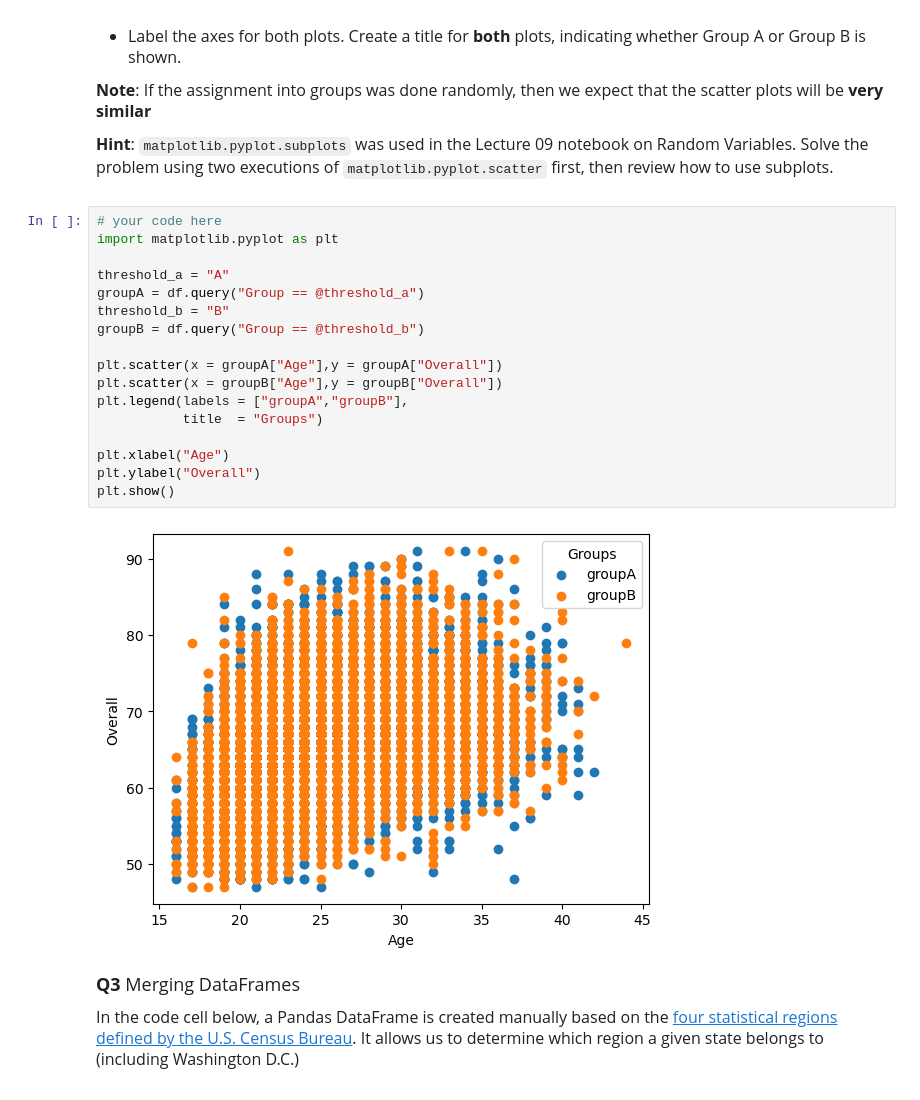
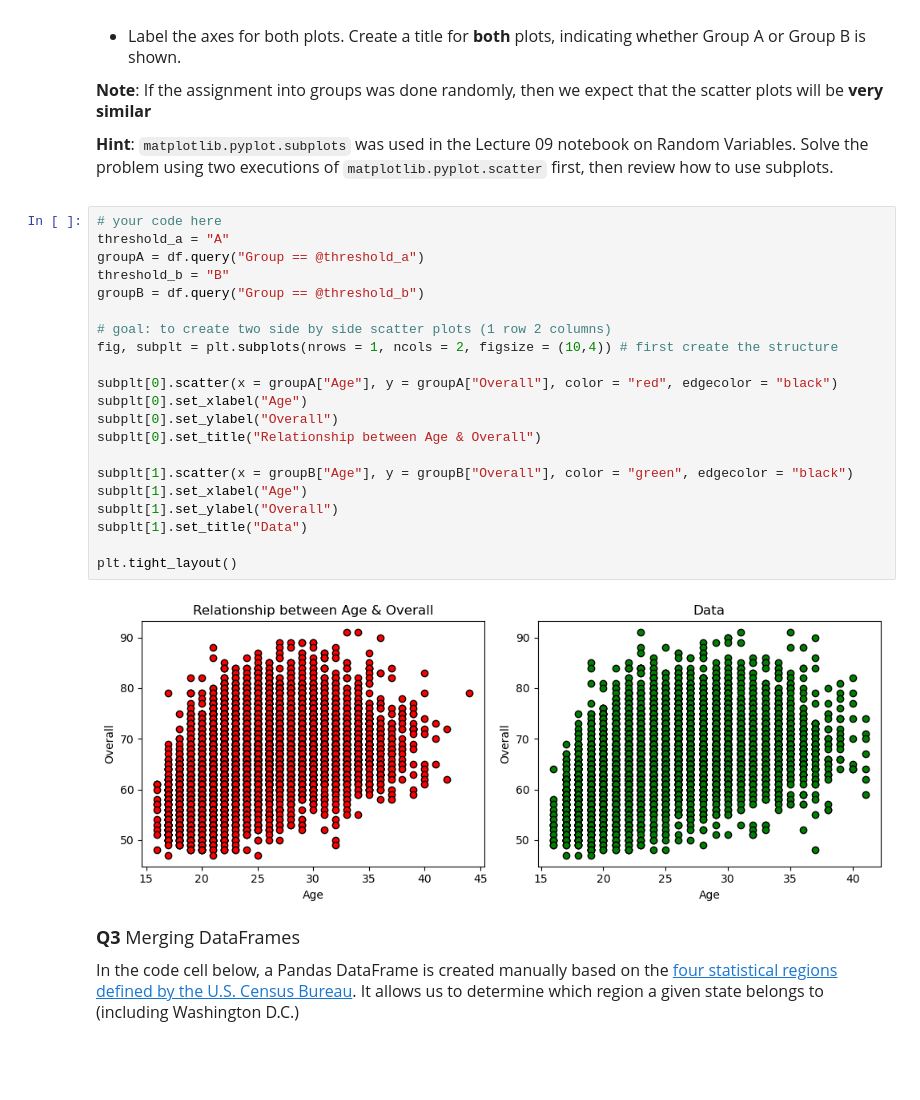
Before and after one commit to krisson381/datasci151spring2026, a Jupyter notebook: _quizzes/practice_quiz_4/practice_quiz_4.ipynb, the cells around one changed output. Saved outputs shown, nothing was run; the diff lists cells and outputs as text; blank space fills up the shorter version.

```diff
--- a/_quizzes/practice_quiz_4/practice_quiz_4.ipynb
+++ b/_quizzes/practice_quiz_4/practice_quiz_4.ipynb
@@ -75,23 +76,27 @@ df["Group"] = group_no
 **Hint**: ``matplotlib.pyplot.subplots`` was used in the Lecture 09 notebook on Random Variables. Solve the problem using two executions of `matplotlib.pyplot.scatter` first, then review how to use subplots.
 # %%
 # your code here
-import matplotlib.pyplot as plt
-
 threshold_a = "A"
 groupA = df.query("Group == @threshold_a")
 threshold_b = "B"
 groupB = df.query("Group == @threshold_b")
 
-plt.scatter(x = groupA["Age"],y = groupA["Overall"])
-plt.scatter(x = groupB["Age"],y = groupB["Overall"])
-plt.legend(labels = ["groupA","groupB"],
-           title  = "Groups")
+# goal: to create two side by side scatter plots (1 row 2 columns)
+fig, subplt = plt.subplots(nrows = 1, ncols = 2, figsize = (10,4)) # first create the structure
 
-plt.xlabel("Age")
-plt.ylabel("Overall")
-plt.show()
+subplt[0].scatter(x = groupA["Age"], y = groupA["Overall"], color = "red", edgecolor = "black")
+subplt[0].set_xlabel("Age")
+subplt[0].set_ylabel("Overall")
+subplt[0].set_title("Relationship between Age & Overall")
+
+subplt[1].scatter(x = groupB["Age"], y = groupB["Overall"], color = "green", edgecolor = "black")
+subplt[1].set_xlabel("Age")
+subplt[1].set_ylabel("Overall")
+subplt[1].set_title("Data")
+
+plt.tight_layout()
 # %% [output]
-[figure, old version]
+[figure, new version]
 # %% [markdown]
 <font size = "4">
 
```
Also changed, not shown: parts of 3 cells of this notebook, 2 other files.
